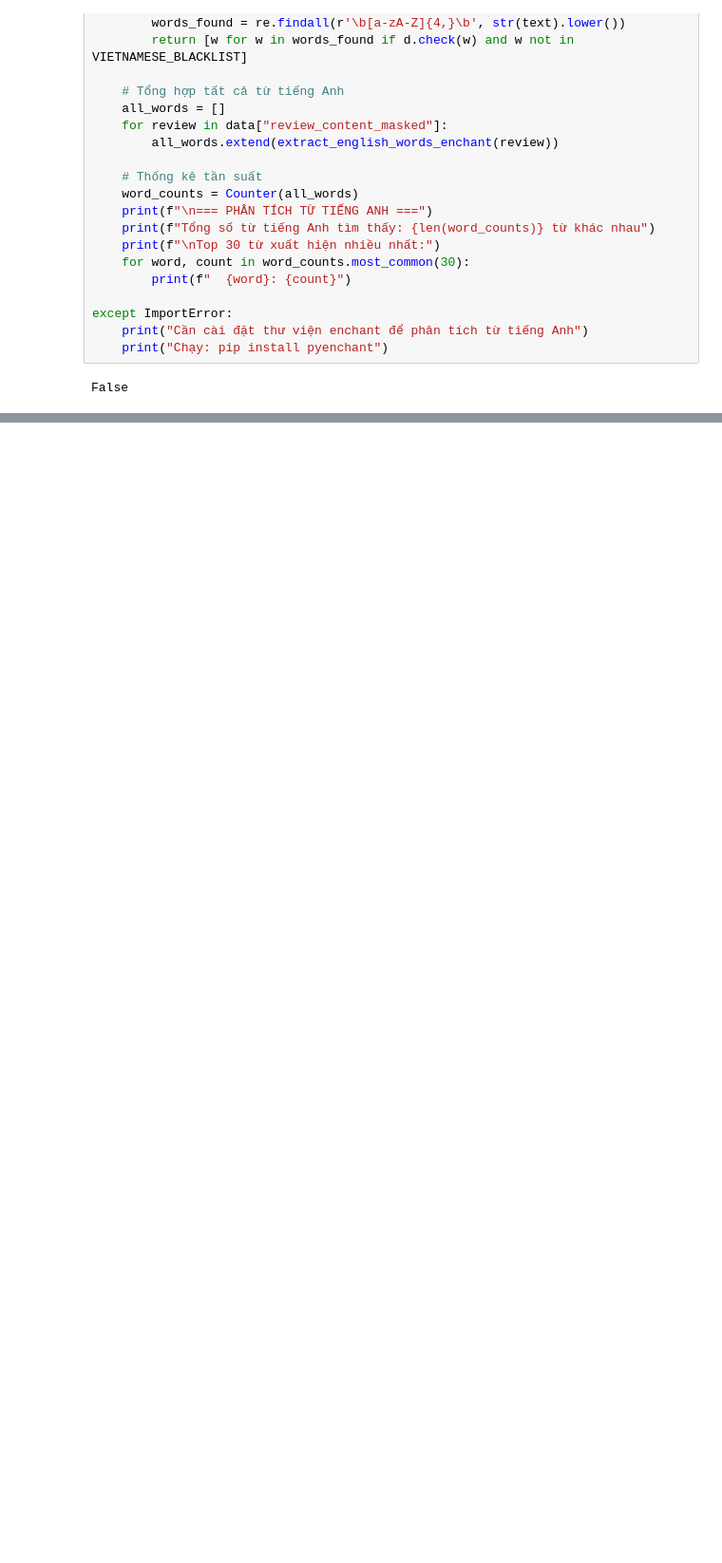
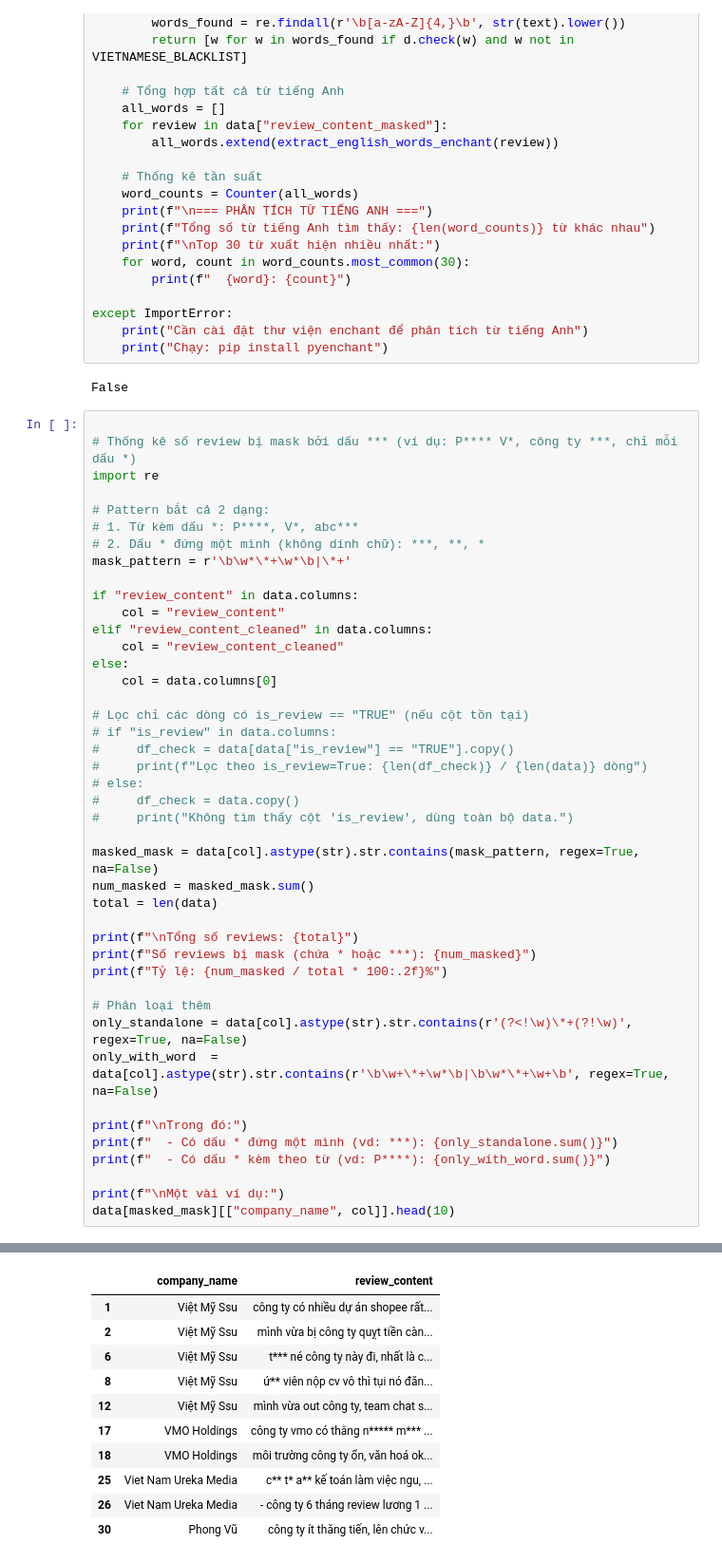
Before and after one commit to khanhlonguit/ABSA_ITViec_Reviews, a Jupyter notebook: clean.ipynb, the cells around one changed output, grey strips where cells are left out. Shown at 95% size. Cells and saved outputs as stored; diff of their text form; blank space fills up the shorter version.

```diff
--- a/clean.ipynb
+++ b/clean.ipynb
@@ -434,3 +331,47 @@ except ImportError:
     print("Chạy: pip install pyenchant")
 # %% [output]
 False
+# %%
+
+# Thống kê số review bị mask bởi dấu *** (ví dụ: P**** V*, công ty ***, chỉ mỗi dấu *)
+import re
+
+# Pattern bắt cả 2 dạng:
+# 1. Từ kèm dấu *: P****, V*, abc***
+# 2. Dấu * đứng một mình (không dính chữ): ***, **, *
+mask_pattern = r'\b\w*\*+\w*\b|\*+'
+
+if "review_content" in data.columns:
+    col = "review_content"
+elif "review_content_cleaned" in data.columns:
+    col = "review_content_cleaned"
+else:
+    col = data.columns[0]
+
+# Lọc chỉ các dòng có is_review == "TRUE" (nếu cột tồn tại)
+# if "is_review" in data.columns:
+#     df_check = data[data["is_review"] == "TRUE"].copy()
+#     print(f"Lọc theo is_review=True: {len(df_check)} / {len(data)} dòng")
+# else:
+#     df_check = data.copy()
+#     print("Không tìm thấy cột 'is_review', dùng toàn bộ data.")
+
+masked_mask = data[col].astype(str).str.contains(mask_pattern, regex=True, na=False)
+num_masked = masked_mask.sum()
+total = len(data)
+
+print(f"\nTổng số reviews: {total}")
+print(f"Số reviews bị mask (chứa * hoặc ***): {num_masked}")
+print(f"Tỷ lệ: {num_masked / total * 100:.2f}%")
+
+# Phân loại thêm
+only_standalone = data[col].astype(str).str.contains(r'(?<!\w)\*+(?!\w)', regex=True, na=False)
+only_with_word  = data[col].astype(str).str.contains(r'\b\w+\*+\w*\b|\b\w*\*+\w+\b', regex=True, na=False)
+
+print(f"\nTrong đó:")
+print(f"  - Có dấu * đứng một mình (vd: ***): {only_standalone.sum()}")
+print(f"  - Có dấu * kèm theo từ (vd: P****): {only_with_word.sum()}")
+
+print(f"\nMột vài ví dụ:")
+data[masked_mask][["company_name", col]].head(10)
+# %% [output]
@@ -436,0 +389,11 @@ False
+|  | company_name | review_content |
+| 1 | Việt Mỹ Ssu | công ty có nhiều dự án shopee rất... |
+| 2 | Việt Mỹ Ssu | mình vừa bị công ty quỵt tiền càn... |
+| 6 | Việt Mỹ Ssu | t*** né công ty này đi, nhất là c... |
+| 8 | Việt Mỹ Ssu | ứ** viên nộp cv vô thì tụi nó đăn... |
+| 12 | Việt Mỹ Ssu | mình vừa out công ty, team chat s... |
+| 17 | VMO Holdings | công ty vmo có thằng n***** m*** ... |
+| 18 | VMO Holdings | môi trường công ty ổn, văn hoá ok... |
+| 25 | Viet Nam Ureka Media | c** t* a** kế toán làm việc ngu, ... |
+| 26 | Viet Nam Ureka Media | - công ty 6 tháng review lương 1 ... |
+| 30 | Phong Vũ | công ty ít thăng tiến, lên chức v... |
```
Also changed, not shown: parts of 6 cells of this notebook.
